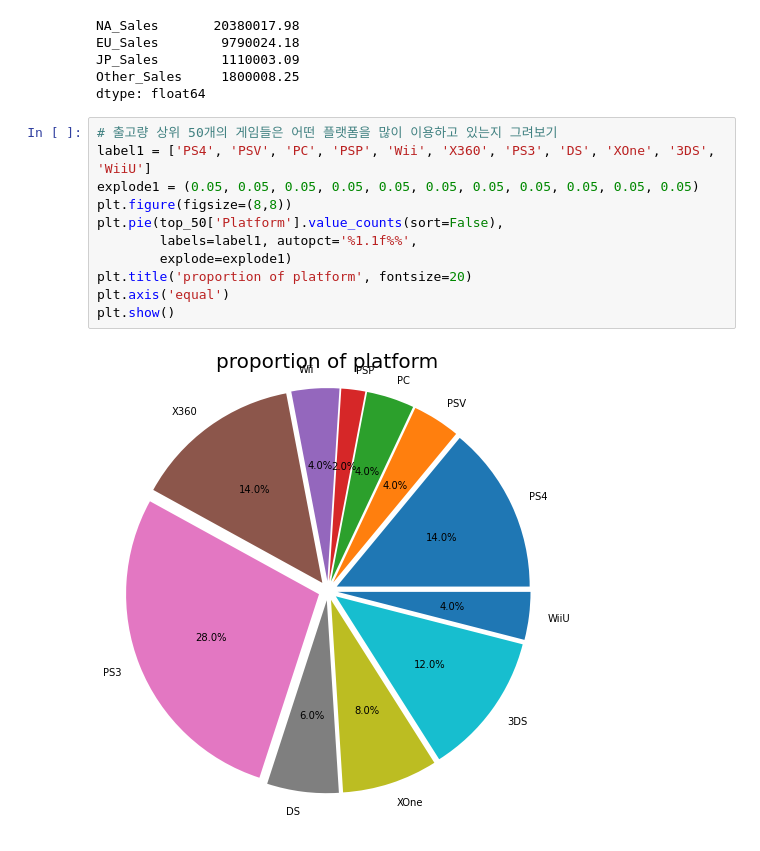
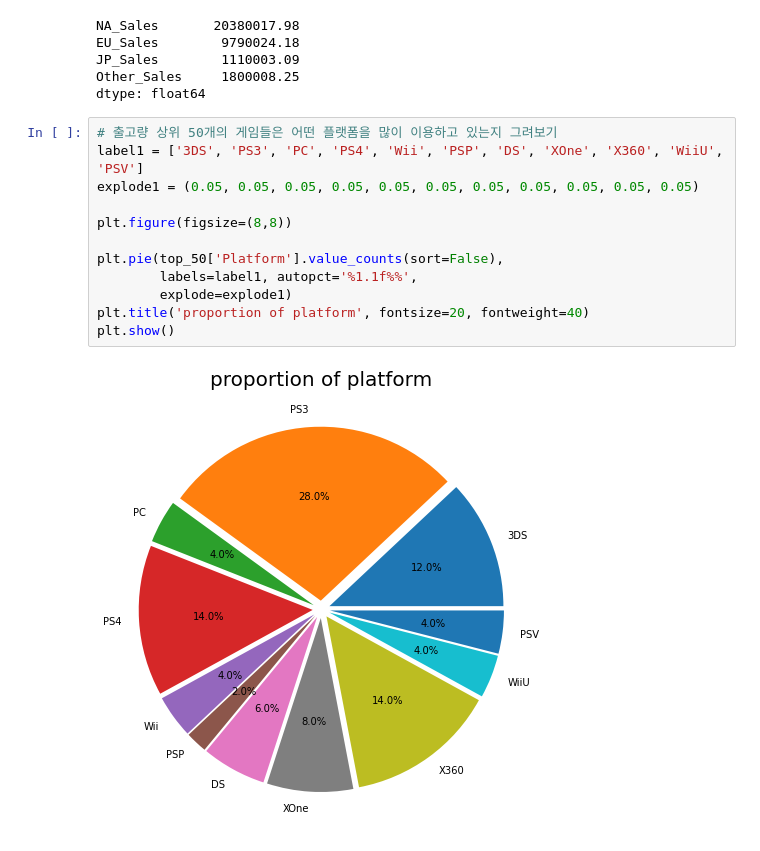
Before and after one commit to starry-cloud/AI_Bootcamp_Section_Project, a Jupyter notebook: Section 1/Section1.ipynb, the cells around one changed output. Drawn from its saved outputs; the diff is of its cells as text.

```diff
--- a/Section 1/Section1.ipynb
+++ b/Section 1/Section1.ipynb
@@ -345,17 +341,18 @@ Other_Sales     1800008.25
 dtype: float64
 # %%
 # 출고량 상위 50개의 게임들은 어떤 플랫폼을 많이 이용하고 있는지 그려보기
-label1 = ['PS4', 'PSV', 'PC', 'PSP', 'Wii', 'X360', 'PS3', 'DS', 'XOne', '3DS', 'WiiU']
+label1 = ['3DS', 'PS3', 'PC', 'PS4', 'Wii', 'PSP', 'DS', 'XOne', 'X360', 'WiiU', 'PSV']
 explode1 = (0.05, 0.05, 0.05, 0.05, 0.05, 0.05, 0.05, 0.05, 0.05, 0.05, 0.05)
+
 plt.figure(figsize=(8,8))
+
 plt.pie(top_50['Platform'].value_counts(sort=False),
         labels=label1, autopct='%1.1f%%',
         explode=explode1)
-plt.title('proportion of platform', fontsize=20)
-plt.axis('equal')
+plt.title('proportion of platform', fontsize=20, fontweight=40)
 plt.show()
 # %% [output]
-[figure, old version]
+[figure, new version]
 # %%
 # 출고량 상위 50개의 게임들이 어느 해에 많이 출시되었나 그려보기
 label2 = ['2013', '2012', '2014', '2016', '2015']
```
Also changed, not shown: parts of 8 cells of this notebook.
